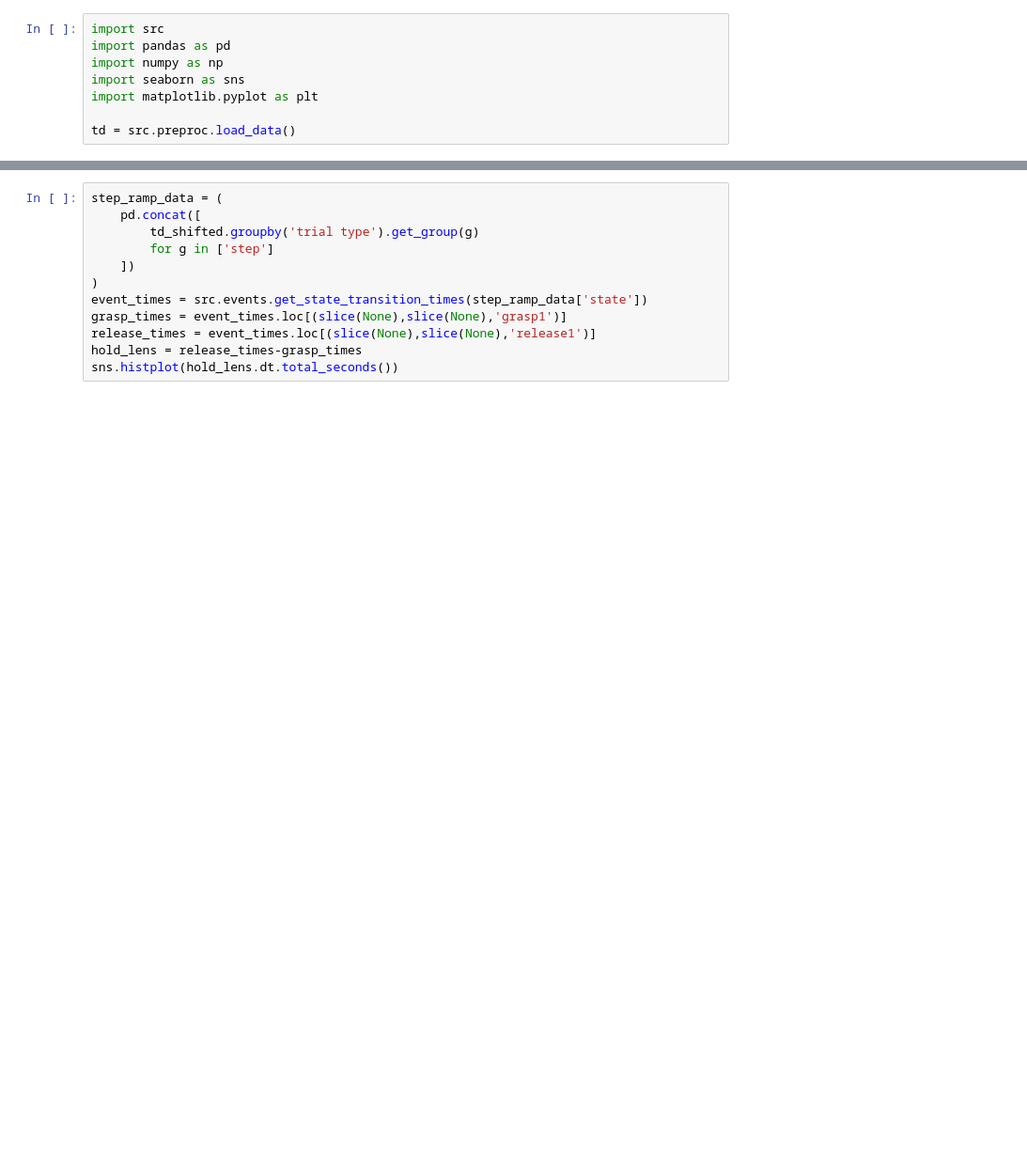
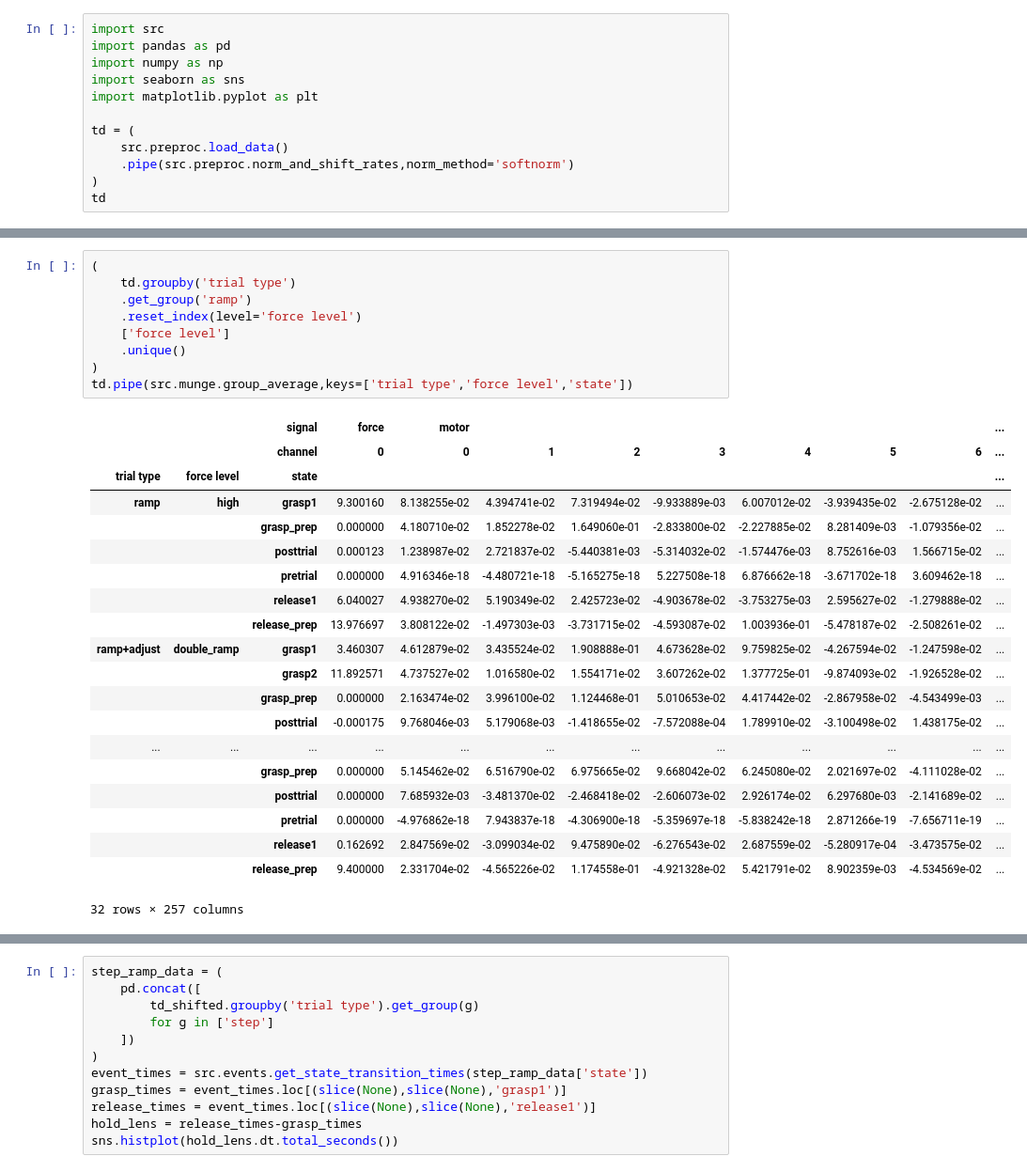
Before and after one commit to raeedcho/human-m1-s1, a Jupyter notebook: scripts/explore_data.ipynb, the cells around one changed output, grey strips where cells are left out. Shown at 94% size. Drawn from its saved outputs; the diff is of its cells as text; blank space fills up the shorter version.

```diff
--- a/scripts/explore_data.ipynb
+++ b/scripts/explore_data.ipynb
@@ -5,4 +5,8 @@ import numpy as np
 import seaborn as sns
 import matplotlib.pyplot as plt
 
-td = src.preproc.load_data()
+td = (
+    src.preproc.load_data()
+    .pipe(src.preproc.norm_and_shift_rates,norm_method='softnorm')
+)
+td
@@ -60,0 +227,30 @@ for compnum in range(num_comps):
+# %%
+(
+    td.groupby('trial type')
+    .get_group('ramp')
+    .reset_index(level='force level')
+    ['force level']
+    .unique()
+)
+td.pipe(src.munge.group_average,keys=['trial type','force level','state'])
+# %% [output]
+|  |  | signal | force | motor |  |  |  |  |  |  | ... |
+|  |  | channel | 0 | 0 | 1 | 2 | 3 | 4 | 5 | 6 | ... |
+| trial type | force level | state |  |  |  |  |  |  |  |  | ... |
+| ramp | high | grasp1 | 9.300160 | 8.138255e-02 | 4.394741e-02 | 7.319494e-02 | -9.933889e-03 | 6.007012e-02 | -3.939435e-02 | -2.675128e-02 | ... |
+|  |  | grasp_prep | 0.000000 | 4.180710e-02 | 1.852278e-02 | 1.649060e-01 | -2.833800e-02 | -2.227885e-02 | 8.281409e-03 | -1.079356e-02 | ... |
+|  |  | posttrial | 0.000123 | 1.238987e-02 | 2.721837e-02 | -5.440381e-03 | -5.314032e-02 | -1.574476e-03 | 8.752616e-03 | 1.566715e-02 | ... |
+|  |  | pretrial | 0.000000 | 4.916346e-18 | -4.480721e-18 | -5.165275e-18 | 5.227508e-18 | 6.876662e-18 | -3.671702e-18 | 3.609462e-18 | ... |
+|  |  | release1 | 6.040027 | 4.938270e-02 | 5.190349e-02 | 2.425723e-02 | -4.903678e-02 | -3.753275e-03 | 2.595627e-02 | -1.279888e-02 | ... |
+|  |  | release_prep | 13.976697 | 3.808122e-02 | -1.497303e-03 | -3.731715e-02 | -4.593087e-02 | 1.003936e-01 | -5.478187e-02 | -2.508261e-02 | ... |
+| ramp+adjust | double_ramp | grasp1 | 3.460307 | 4.612879e-02 | 3.435524e-02 | 1.908888e-01 | 4.673628e-02 | 9.759825e-02 | -4.267594e-02 | -1.247598e-02 | ... |
+|  |  | grasp2 | 11.892571 | 4.737527e-02 | 1.016580e-02 | 1.554171e-02 | 3.607262e-02 | 1.377725e-01 | -9.874093e-02 | -1.926528e-02 | ... |
+|  |  | grasp_prep | 0.000000 | 2.163474e-02 | 3.996100e-02 | 1.124468e-01 | 5.010653e-02 | 4.417442e-02 | -2.867958e-02 | -4.543499e-03 | ... |
+|  |  | posttrial | -0.000175 | 9.768046e-03 | 5.179068e-03 | -1.418655e-02 | -7.572088e-04 | 1.789910e-02 | -3.100498e-02 | 1.438175e-02 | ... |
+| ... | ... | ... | ... | ... | ... | ... | ... | ... | ... | ... | ... |
+|  |  | grasp_prep | 0.000000 | 5.145462e-02 | 6.516790e-02 | 6.975665e-02 | 9.668042e-02 | 6.245080e-02 | 2.021697e-02 | -4.111028e-02 | ... |
+|  |  | posttrial | 0.000000 | 7.685932e-03 | -3.481370e-02 | -2.468418e-02 | -2.606073e-02 | 2.926174e-02 | 6.297680e-03 | -2.141689e-02 | ... |
+|  |  | pretrial | 0.000000 | -4.976862e-18 | 7.943837e-18 | -4.306900e-18 | -5.359697e-18 | -5.838242e-18 | 2.871266e-19 | -7.656711e-19 | ... |
+|  |  | release1 | 0.162692 | 2.847569e-02 | -3.099034e-02 | 9.475890e-02 | -6.276543e-02 | 2.687559e-02 | -5.280917e-04 | -3.473575e-02 | ... |
+|  |  | release_prep | 9.400000 | 2.331704e-02 | -4.565226e-02 | 1.174558e-01 | -4.921328e-02 | 5.421791e-02 | 8.902359e-03 | -4.534569e-02 | ... |
+32 rows × 257 columns
```
Also changed, not shown: parts of 17 cells of this notebook, 5 other files.
